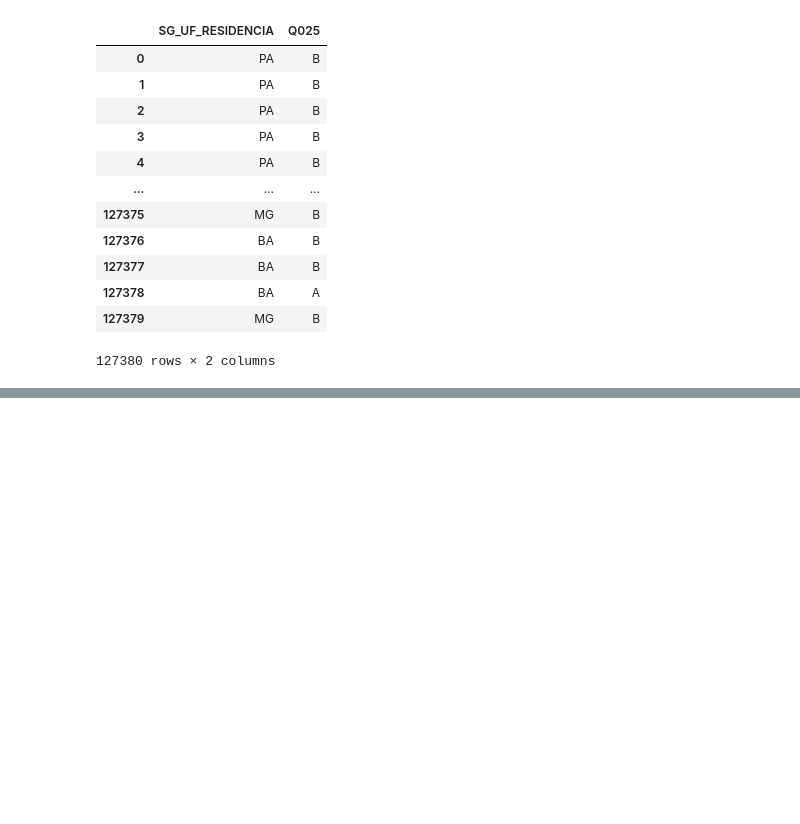
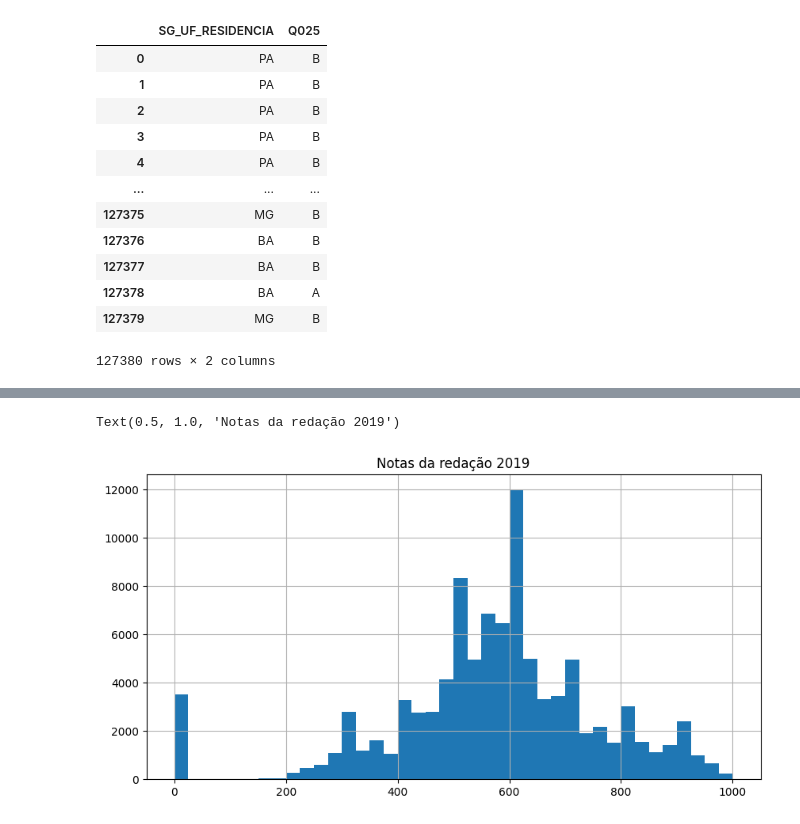
Before and after one commit to Arturhenrq/Brazil-Education-Data-analysis, a Jupyter notebook: Educação_no_Brasil_Análise_de_dados.ipynb, the cells around one changed output, grey strips where cells are left out. Drawn from its saved outputs; the diff is of its cells as text; code cells hidden in the pictures; blank space fills up the shorter version.

```diff
--- a/Educação_no_Brasil_Análise_de_dados.ipynb
+++ b/Educação_no_Brasil_Análise_de_dados.ipynb
@@ -68,0 +179,6 @@ dados[['SG_UF_RESIDENCIA','Q025']] #adiciona-se mais um [] para criar uma lista
+# %%
+dados["NU_NOTA_REDACAO"].hist(bins=40, figsize=(10,5))
+plt.title("Notas da redação 2019")
+# %% [output]
+Text(0.5, 1.0, 'Notas da redação 2019')
+[figure, added]
```
Also changed, not shown: parts of 9 cells of this notebook.
